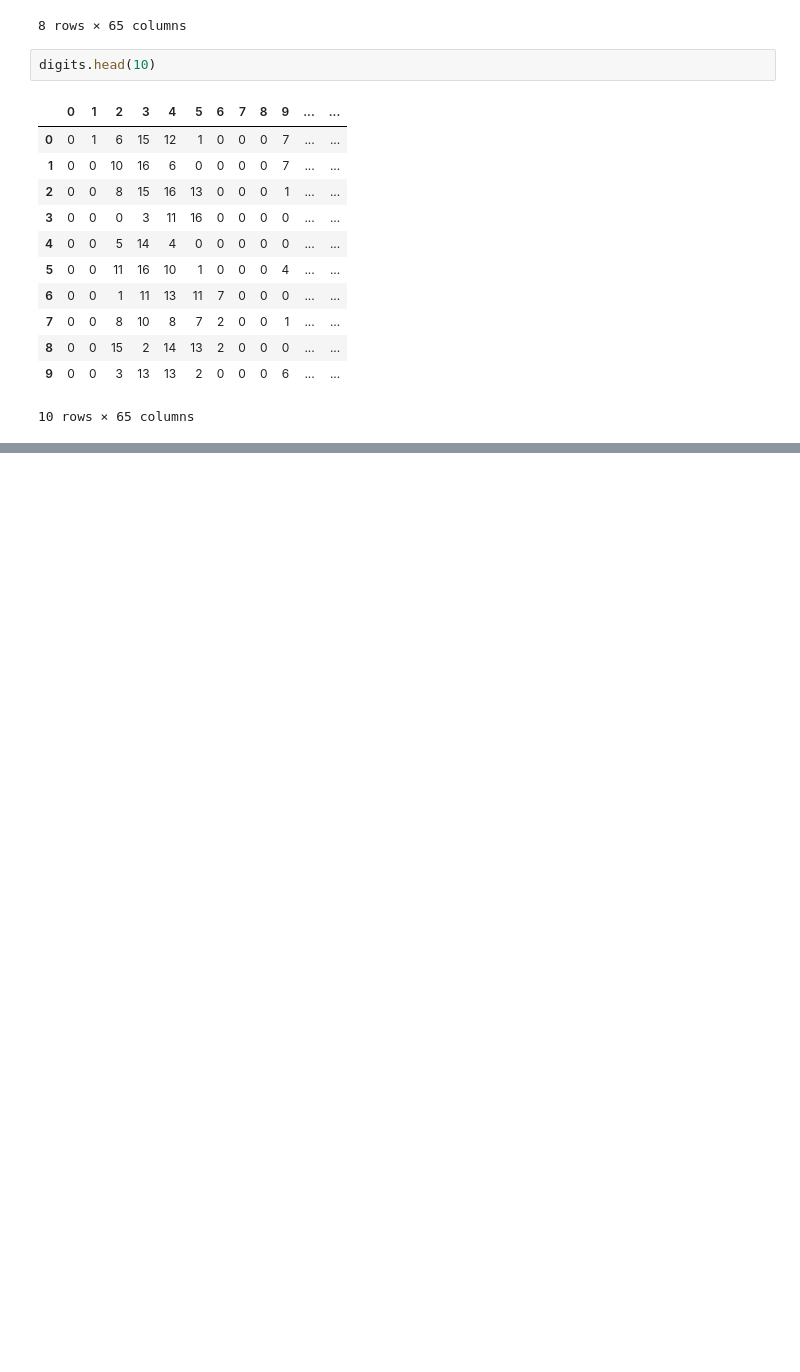
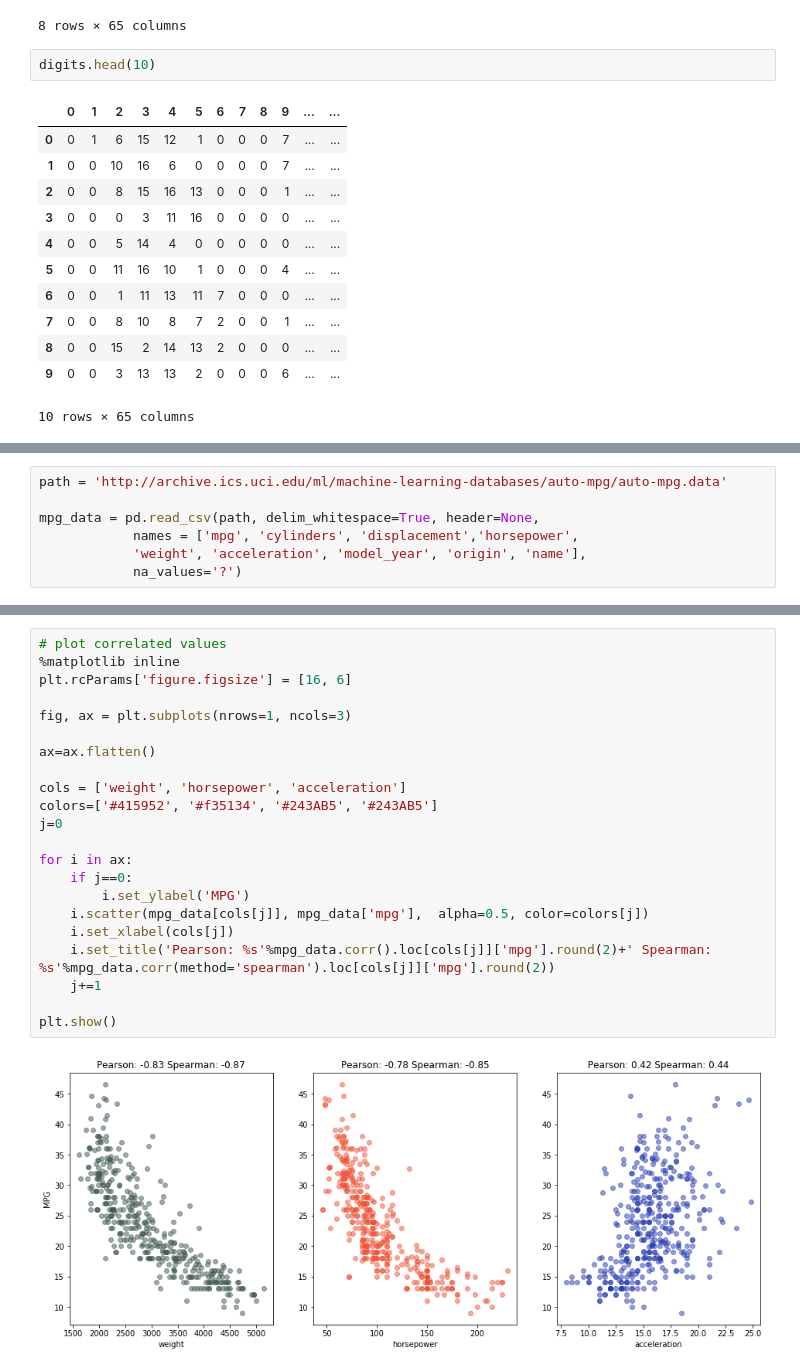
Before and after one commit to rshul/pydat, a Jupyter notebook: stat/usedat.ipynb, the cells around one changed output, grey strips where cells are left out. Drawn from its saved outputs; the diff is of its cells as text; blank space fills up the shorter version.

```diff
--- a/stat/usedat.ipynb
+++ b/stat/usedat.ipynb
@@ -45 +45,8 @@ digits.sample(5)
 5 rows × 65 columns
+# %%
+path = 'http://archive.ics.uci.edu/ml/machine-learning-databases/auto-mpg/auto-mpg.data'
+
+mpg_data = pd.read_csv(path, delim_whitespace=True, header=None,
+            names = ['mpg', 'cylinders', 'displacement','horsepower',
+            'weight', 'acceleration', 'model_year', 'origin', 'name'],
+            na_values='?')
@@ -45,0 +108,24 @@ digits.sample(5)
+# %%
+# plot correlated values
+%matplotlib inline
+plt.rcParams['figure.figsize'] = [16, 6]
+
+fig, ax = plt.subplots(nrows=1, ncols=3)
+
+ax=ax.flatten()
+
+cols = ['weight', 'horsepower', 'acceleration']
+colors=['#415952', '#f35134', '#243AB5', '#243AB5']
+j=0
+
+for i in ax:
+    if j==0:
+        i.set_ylabel('MPG')
+    i.scatter(mpg_data[cols[j]], mpg_data['mpg'],  alpha=0.5, color=colors[j])
+    i.set_xlabel(cols[j])
+    i.set_title('Pearson: %s'%mpg_data.corr().loc[cols[j]]['mpg'].round(2)+' Spearman: %s'%mpg_data.corr(method='spearman').loc[cols[j]]['mpg'].round(2))
+    j+=1
+
+plt.show()
+# %% [output]
+[figure, added]
```
Also changed, not shown: parts of 6 cells of this notebook.
